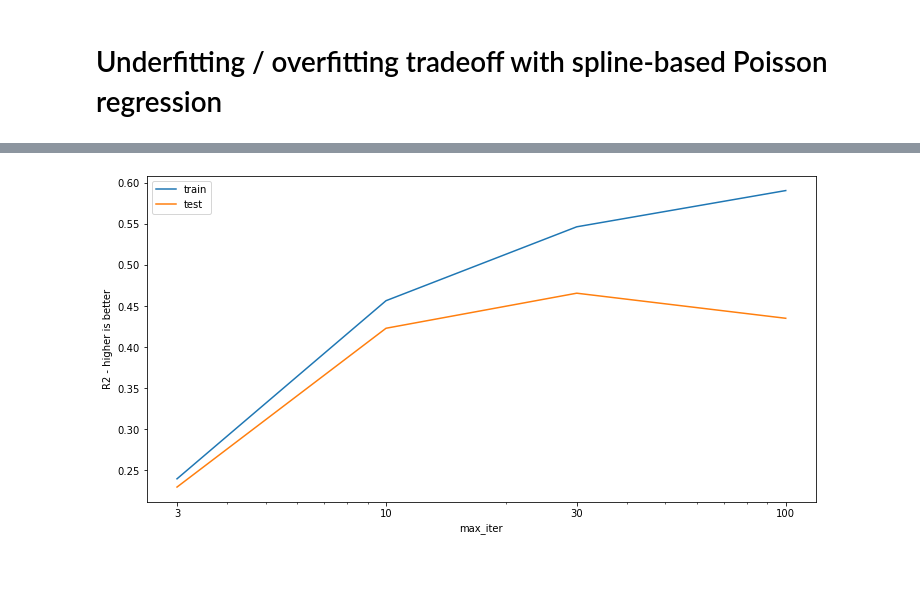
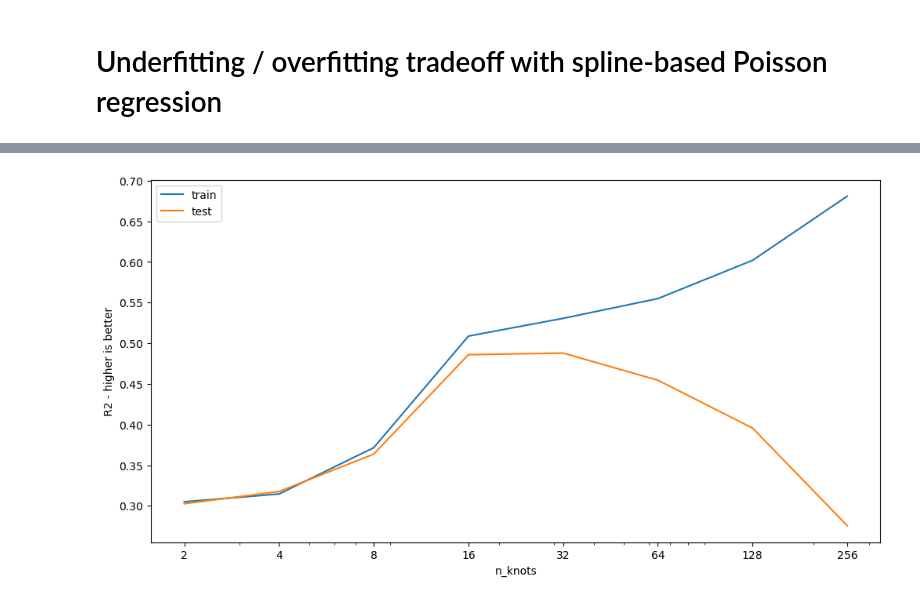
Before and after one commit to ogrisel/notebooks, a Jupyter notebook: sklearn_demos/splines_overfitting.ipynb, the cells around one changed output, grey strips where cells are left out. Saved outputs shown, nothing was run; the diff lists cells and outputs as text; code cells hidden in the pictures; blank space fills up the shorter version.

```diff
--- a/sklearn_demos/splines_overfitting.ipynb
+++ b/sklearn_demos/splines_overfitting.ipynb
@@ -14,7 +9,7 @@ array([0.24287009, 1.31481132, 3.15322173])
 X = np.random.uniform(0, 4.5 * 2 * np.pi, size=1000).reshape(-1, 1)
 
 def ground_truth_mean(x):
-    return np.sin(x) + 1
+    return np.sin(x) + x / 10. + 1
 
 y = stats.lognorm.rvs(1., loc=ground_truth_mean(X.ravel()), scale=ground_truth_mean(X.ravel()) / 2)
 # %%
@@ -71,15 +84,0 @@ plot_validation_curve(spline_reg, X, y, param_name="splinetransformer__n_knots",
-# %%
-fig, ax = plt.subplots(figsize=(12, 6))
-ax.scatter(X.ravel(), y, alpha=0.1);
-
-X_test = np.linspace(X.min(), X.max(), 1000).reshape(-1, 1)
-for n_knots in [8, 32, 512]:
-    spline_reg.set_params(splinetransformer__n_knots=n_knots)
-    spline_reg.fit(X, y)
-    ax.plot(X_test.ravel(), spline_reg.predict(X_test), label=f"prediction for n_knots={n_knots}")
-ax.set(
-    xlabel="X",
-    ylabel="y",
-    title="Spline-based regression"
-)
-ax.legend();
@@ -88,20 +84,0 @@ ax.legend();
-# %%
-from sklearn.ensemble import HistGradientBoostingRegressor
-
-fig, ax = plt.subplots(figsize=(12, 6))
-ax.scatter(X.ravel(), y, alpha=0.1);
-
-
-model = HistGradientBoostingRegressor(loss="poisson")
-
-X_test = np.linspace(X.min(), X.max(), 1000).reshape(-1, 1)
-for max_iter in [3, 10, 30, 100]:
-    model.set_params(max_iter=max_iter)
-    model.fit(X, y)
-    ax.plot(X_test.ravel(), model.predict(X_test), label=f"prediction for max_iter={max_iter}")
-ax.set(
-    xlabel="X",
-    ylabel="y",
-    title="GBRT"
-)
-ax.legend();
@@ -110,5 +85,5 @@ ax.legend();
 # %%
-param_range = [3, 10, 30, 100]
-plot_validation_curve(model, X, y, param_name="max_iter", param_range=param_range)
+param_range = [2, 4, 8, 16, 32, 64, 128, 256]
+plot_validation_curve(spline_reg, X, y, param_name="splinetransformer__n_knots", param_range=param_range)
 # %% [output]
-[figure, old version]
+[figure, new version]
```
Also changed, not shown: parts of 11 cells of this notebook.
